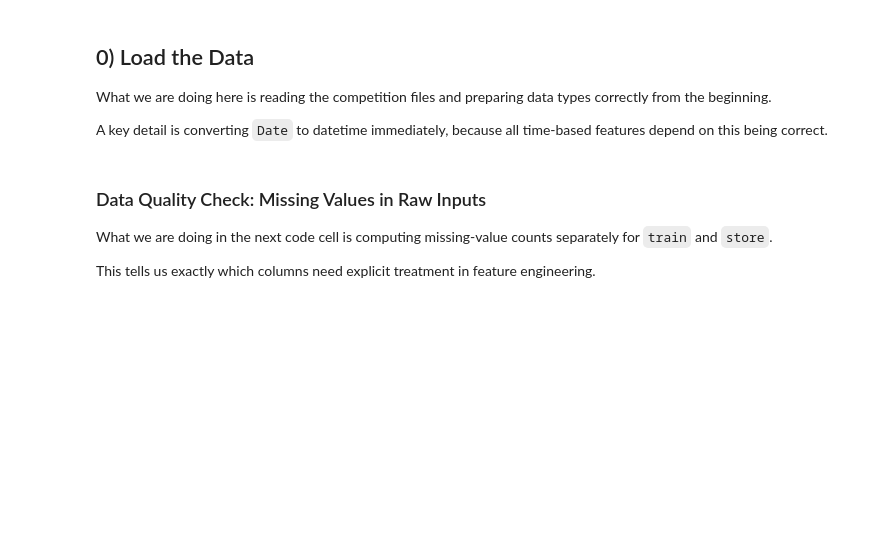
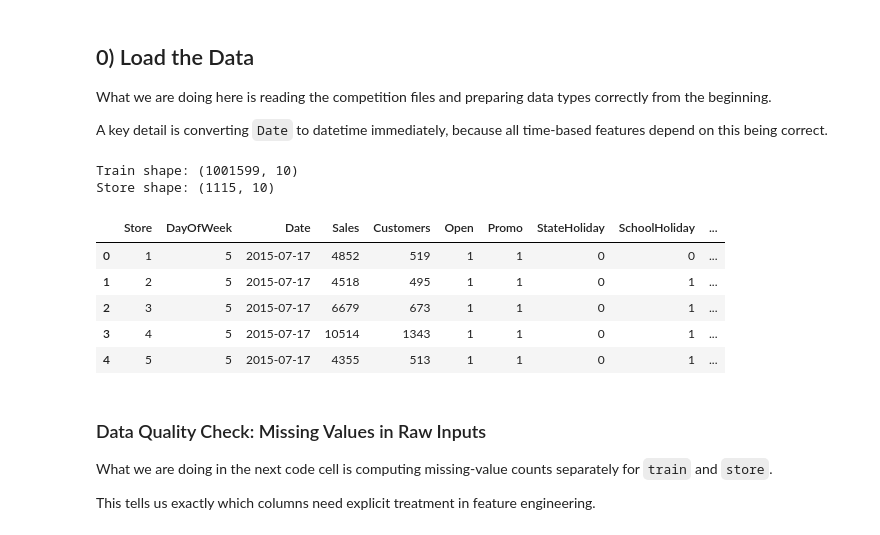
Before and after one commit to Nima-Enigma/ML_Project, a Jupyter notebook: solution/phase1_phase2.ipynb, the cells around one changed output. Drawn from its saved outputs; the diff is of its cells as text; code cells hidden in the pictures; blank space fills up the shorter version.

```diff
--- a/solution/phase1_phase2.ipynb
+++ b/solution/phase1_phase2.ipynb
@@ -4,6 +35,30 @@
 What we are doing here is reading the competition files and preparing data types correctly from the beginning.
 
 A key detail is converting `Date` to datetime immediately, because all time-based features depend on this being correct.
+# %%
+# File paths
+train_path = '../data/competition/train.csv'
+store_path = '../data/competition/store.csv'
+
+# Read raw competition files
+train_df = pd.read_csv(train_path, low_memory=False)
+store_df = pd.read_csv(store_path, low_memory=False)
+
+# Keep Date as datetime from the start (needed for all time features)
+train_df['Date'] = pd.to_datetime(train_df['Date'])
+
+print('Train shape:', train_df.shape)
+print('Store shape:', store_df.shape)
+train_df.head()
+# %% [output]
+Train shape: (1001599, 10)
+Store shape: (1115, 10)
+|  | Store | DayOfWeek | Date | Sales | Customers | Open | Promo | StateHoliday | SchoolHoliday | ... |
+| 0 | 1 | 5 | 2015-07-17 | 4852 | 519 | 1 | 1 | 0 | 0 | ... |
+| 1 | 2 | 5 | 2015-07-17 | 4518 | 495 | 1 | 1 | 0 | 1 | ... |
+| 2 | 3 | 5 | 2015-07-17 | 6679 | 673 | 1 | 1 | 0 | 1 | ... |
+| 3 | 4 | 5 | 2015-07-17 | 10514 | 1343 | 1 | 1 | 0 | 1 | ... |
+| 4 | 5 | 5 | 2015-07-17 | 4355 | 513 | 1 | 1 | 0 | 1 | ... |
 # %% [markdown]
 ### Data Quality Check: Missing Values in Raw Inputs
 
```
Also changed, not shown: parts of 18 cells of this notebook.
